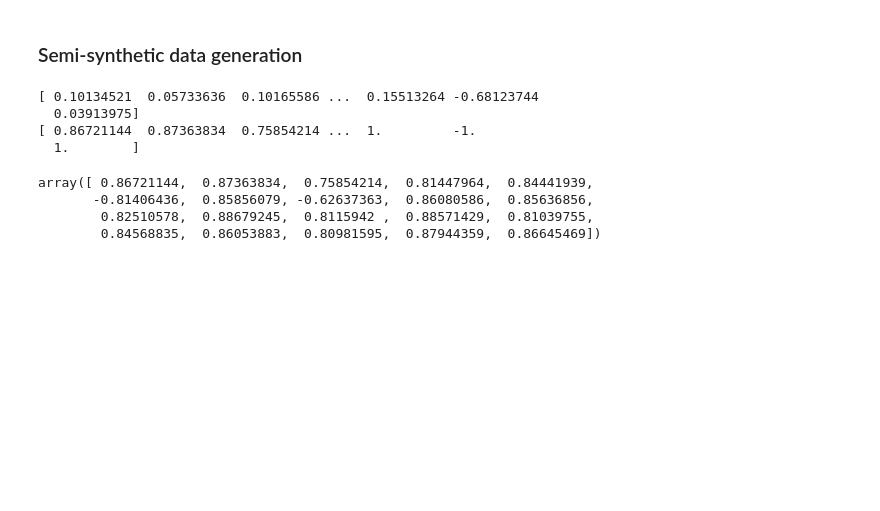
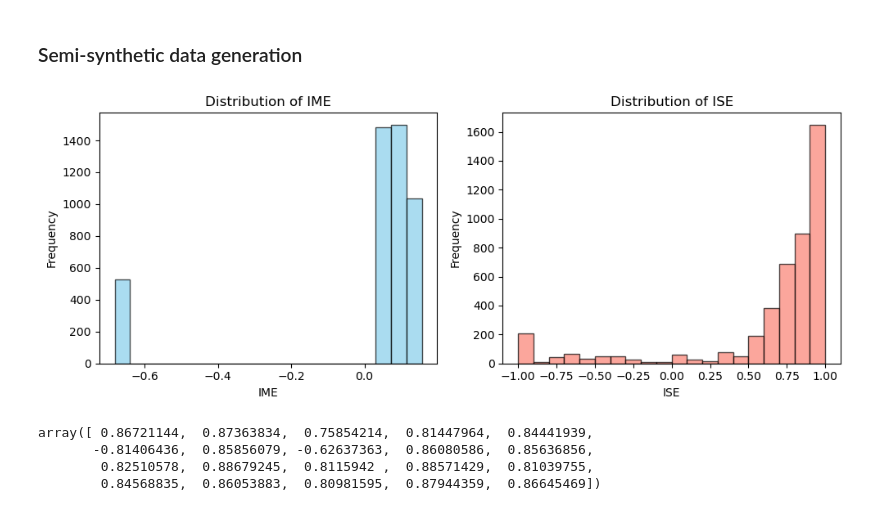
Before and after one commit to Yuanchen-Wu/ICML_Causal, a Jupyter notebook: experiment_lowdim_separate_self_neighbor.ipynb, the cells around one changed output. Drawn from its saved outputs; the diff is of its cells as text; code cells hidden in the pictures; blank space fills up the shorter version.

```diff
--- a/experiment_lowdim_separate_self_neighbor.ipynb
+++ b/experiment_lowdim_separate_self_neighbor.ipynb
@@ -90,14 +90,26 @@ true_attention_test, spillover_test, U_0_test, noise_test, y_test, m_star_test,
 
 # Define IME/ISE/ITE for test via unified function
 IME_test, ISE_test, ITE_test = compute_individual_effects(true_attention_test, A_test, outcome_mode=outcome_mode, g_self=g_true_test)
-# %%
-print(IME)
-print(ISE)
-# %% [output]
-[ 0.10134521  0.05733636  0.10165586 ...  0.15513264 -0.68123744
-  0.03913975]
-[ 0.86721144  0.87363834  0.75854214 ...  1.         -1.
-  1.        ]
+# %%
+import matplotlib.pyplot as plt
+
+plt.figure(figsize=(10,4))
+plt.subplot(1,2,1)
+plt.hist(IME, bins=20, alpha=0.7, color='skyblue', edgecolor='black')
+plt.title("Distribution of IME")
+plt.xlabel("IME")
+plt.ylabel("Frequency")
+
+plt.subplot(1,2,2)
+plt.hist(ISE, bins=20, alpha=0.7, color='salmon', edgecolor='black')
+plt.title("Distribution of ISE")
+plt.xlabel("ISE")
+plt.ylabel("Frequency")
+plt.tight_layout()
+
+plt.show()
+# %% [output]
+[figure, added]
 # %%
 ISE[0:20]
 # %% [output]
```
Also changed, not shown: parts of 1 cell of this notebook.
